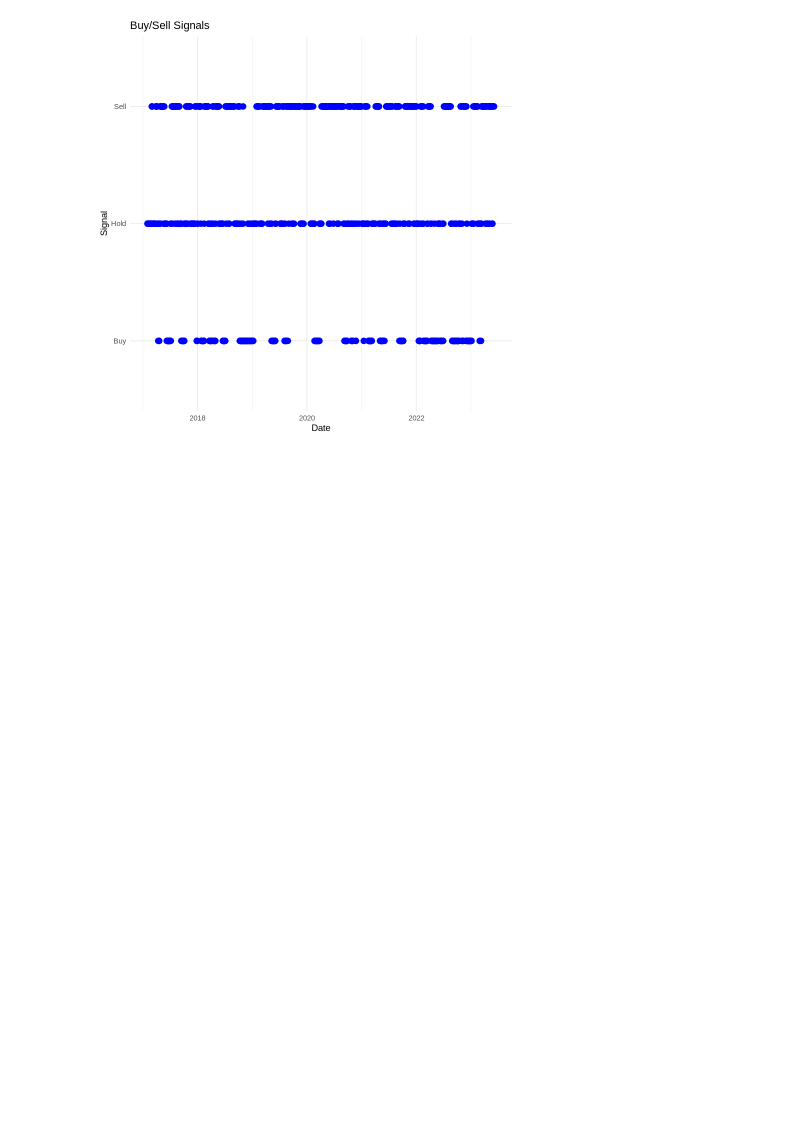
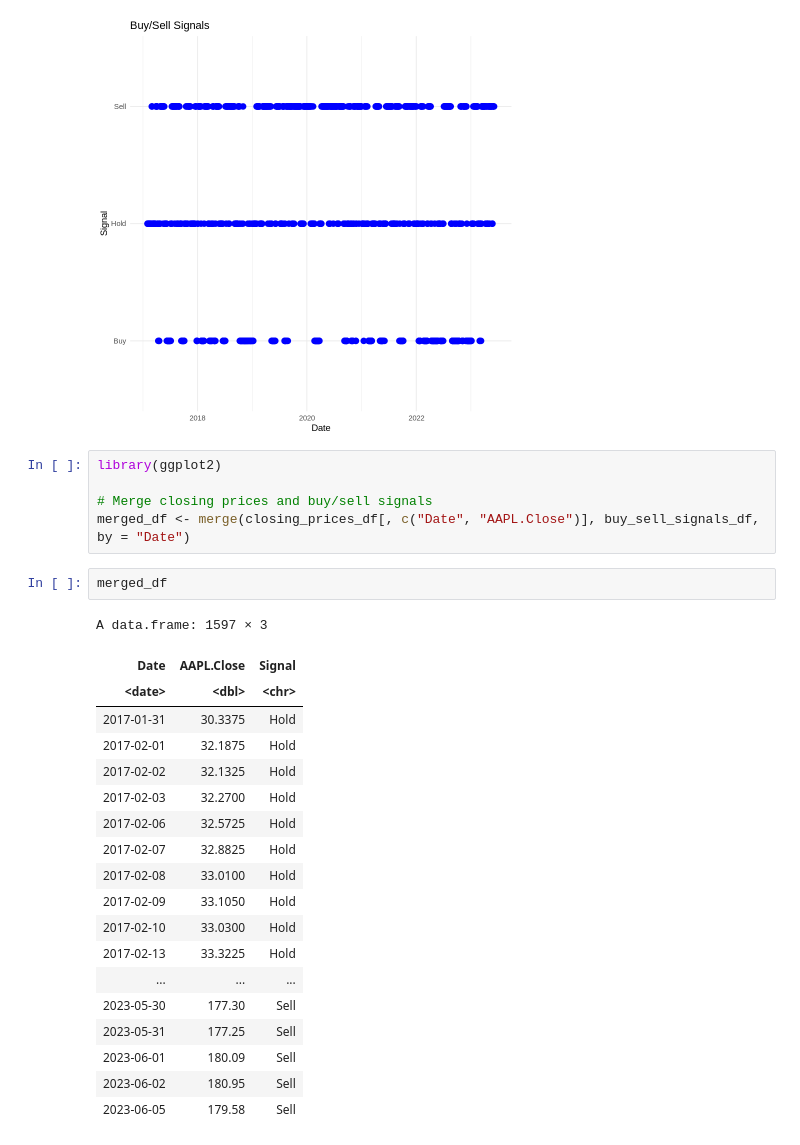
Before and after one commit to ThomasTranGithub/Algo.Trading.Strategies, a Jupyter notebook: standard_deviation_buysellsignals.ipynb, the cells around one changed output. Cells and saved outputs as stored; diff of their text form; blank space fills up the shorter version.

```diff
--- a/standard_deviation_buysellsignals.ipynb
+++ b/standard_deviation_buysellsignals.ipynb
@@ -345,3 +343,30 @@ ggplot(buy_sell_signals_df, aes(x = Date, y = Signal)) +
   theme_minimal()
 # %% [output]
 [figure]
+# %%
+library(ggplot2)
+
+# Merge closing prices and buy/sell signals
+merged_df <- merge(closing_prices_df[, c("Date", "AAPL.Close")], buy_sell_signals_df, by = "Date")
+# %%
+merged_df
+# %% [output]
+A data.frame: 1597 × 3
+| Date | AAPL.Close | Signal |
+| <date> | <dbl> | <chr> |
+| 2017-01-31 | 30.3375 | Hold |
+| 2017-02-01 | 32.1875 | Hold |
+| 2017-02-02 | 32.1325 | Hold |
+| 2017-02-03 | 32.2700 | Hold |
+| 2017-02-06 | 32.5725 | Hold |
+| 2017-02-07 | 32.8825 | Hold |
+| 2017-02-08 | 33.0100 | Hold |
+| 2017-02-09 | 33.1050 | Hold |
+| 2017-02-10 | 33.0300 | Hold |
+| 2017-02-13 | 33.3225 | Hold |
+| ... | ... | ... |
+| 2023-05-30 | 177.30 | Sell |
+| 2023-05-31 | 177.25 | Sell |
+| 2023-06-01 | 180.09 | Sell |
+| 2023-06-02 | 180.95 | Sell |
+| 2023-06-05 | 179.58 | Sell |
```
Also changed, not shown: parts of 3 cells of this notebook.
